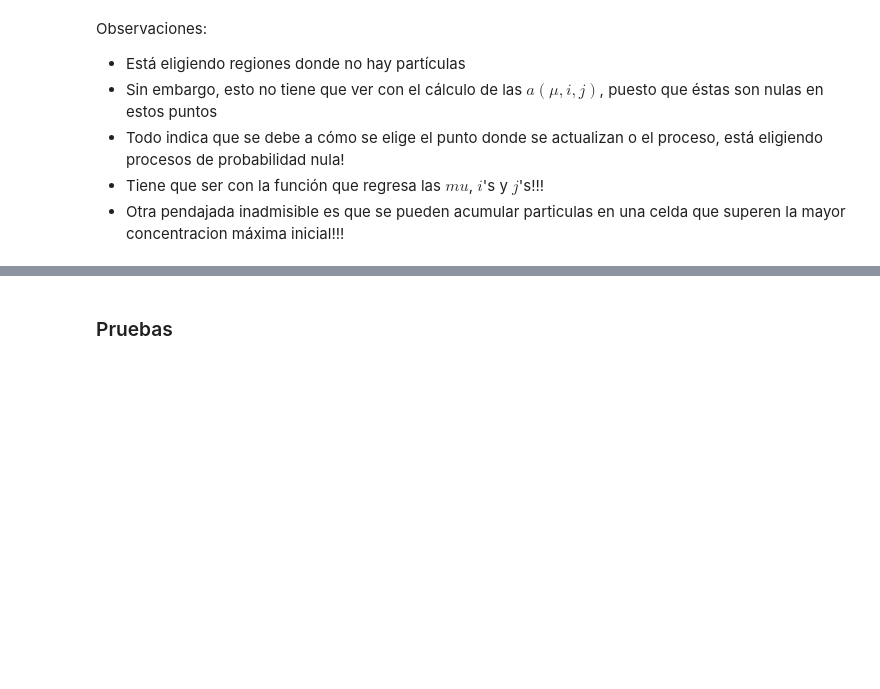
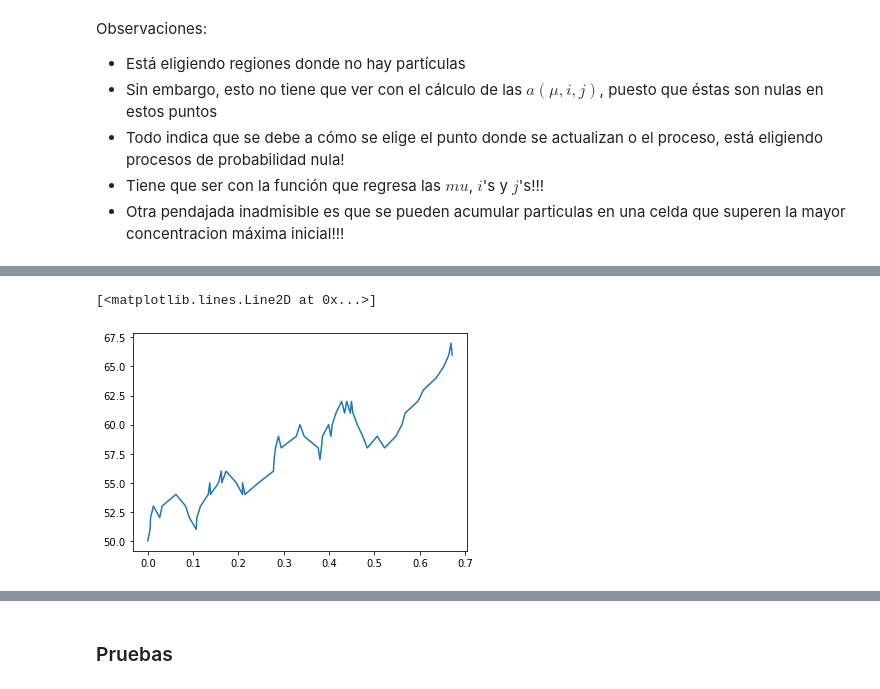
Before and after one commit to AdrianoValdesGomez/Selected-Topics-in-Biophysics, a Jupyter notebook: Notebooks/Gillespie Algorithm (Extension to anisotropic environments).ipynb, the cells around one changed output, grey strips where cells are left out. Drawn from its saved outputs; the diff is of its cells as text; code cells hidden in the pictures; blank space fills up the shorter version.

```diff
--- a/Notebooks/Gillespie Algorithm (Extension to anisotropic environments).ipynb
+++ b/Notebooks/Gillespie Algorithm (Extension to anisotropic environments).ipynb
@@ -450,23 +461,23 @@ a = np.zeros((4,102,102))
 def actualizacion_as(a, X, d):
     for i in range(1,d + 1):
         for j in range(1,d + 1):
-            a[0][i][j] =  D*(X[i][j] - X[i - 1][j])
-            if a[0][i][j] < 0:
+            a[0,i,j] =  D*(X[0,i,j] - X[0,i - 1,j])
+            if a[0,i,j] < 0:
                 a[0][i][j] = 0
-            a[1][i][j] =  D*(X[i][j] - X[i + 1][j])
-            if a[1][i][j] < 0:
-                a[1][i][j] = 0
-            a[2][i][j] =  D*(X[i][j] - X[i][j - 1])
-            if a[2][i][j] < 0:
-                a[2][i][j] = 0
-            a[3][i][j] =  D*(X[i][j] - X[i][j + 1])
-            if a[3][i][j] < 0:
-                a[3][i][j] = 0
+            a[1,i,j] =  D*(X[0,i,j] - X[0,i + 1,j])
+            if a[1,i,j] < 0:
+                a[1,i,j] = 0
+            a[2,i,j] =  D*(X[0,i,j] - X[0,i,j - 1])
+            if a[2,i,j] < 0:
+                a[2,i,j] = 0
+            a[3,i,j] =  D*(X[0,i,j] - X[0,i,j + 1])
+            if a[3,i,j] < 0:
+                a[3,i,j] = 0
 
-            # R_mu: S1 + S2 -> S3
-            #a[4][i][j] = K1*X[s1][i][j]*X[s2][i][j]
-            #R_nu: S3 -> S1 + S2
-            #a[5][i][j] = K2*X[s3][i][j]
+            # R_mu: S1 -> S2
+            a[4,i,j] = K1*X[0,i,j]
+            #R_nu: S2 -> S1
+            a[5,i,j] = K2*X[1,i,j]
     return a
 # %% [markdown]
 
@@ -773,0 +827,5 @@ plt.plot(tiempos)
+# %%
+plt.plot(tiempos, especie0)
+# %% [output]
+[<matplotlib.lines.Line2D at 0x...>]
+[figure, added]
```
Also changed, not shown: parts of 16 cells of this notebook.
